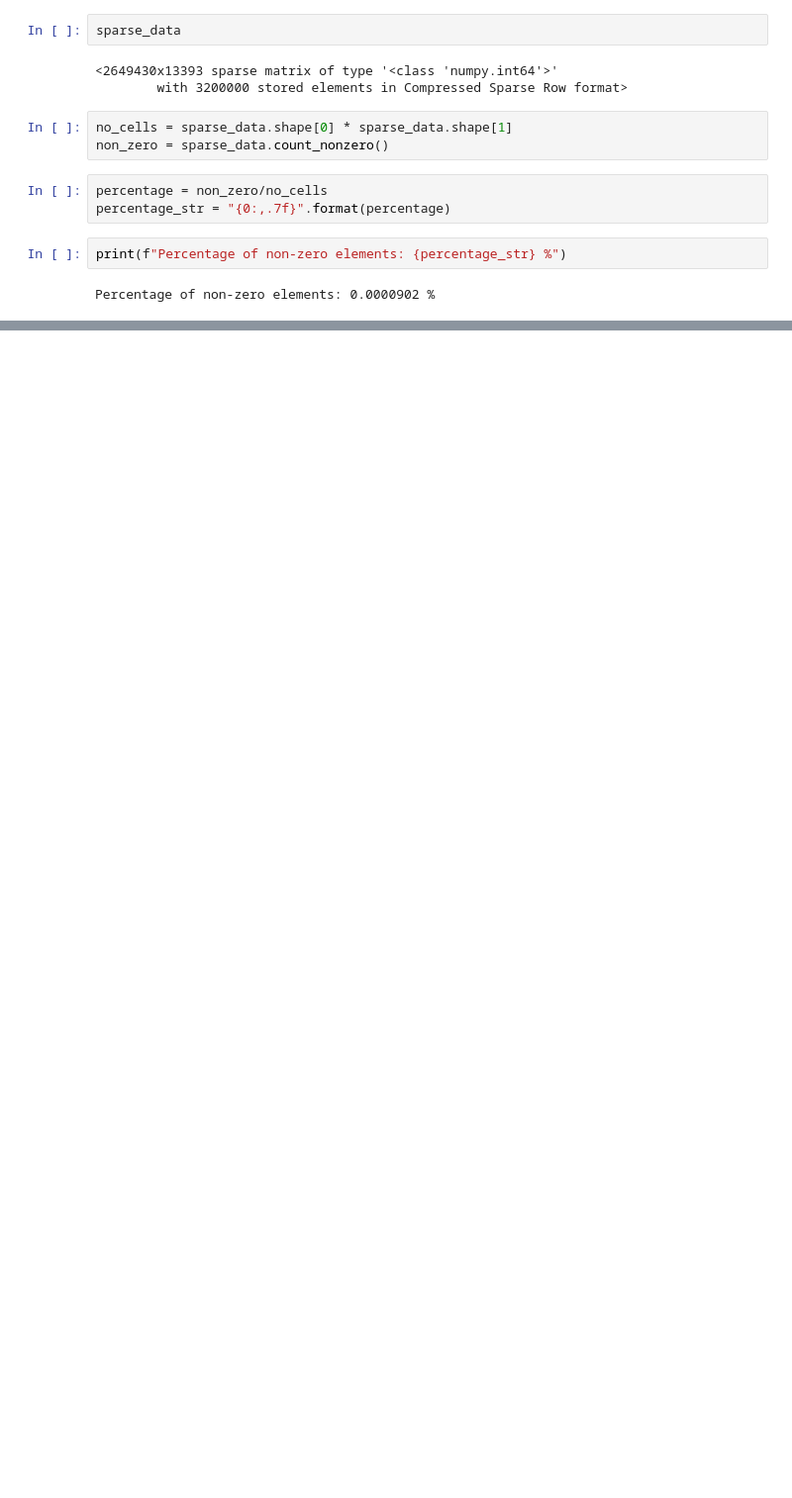
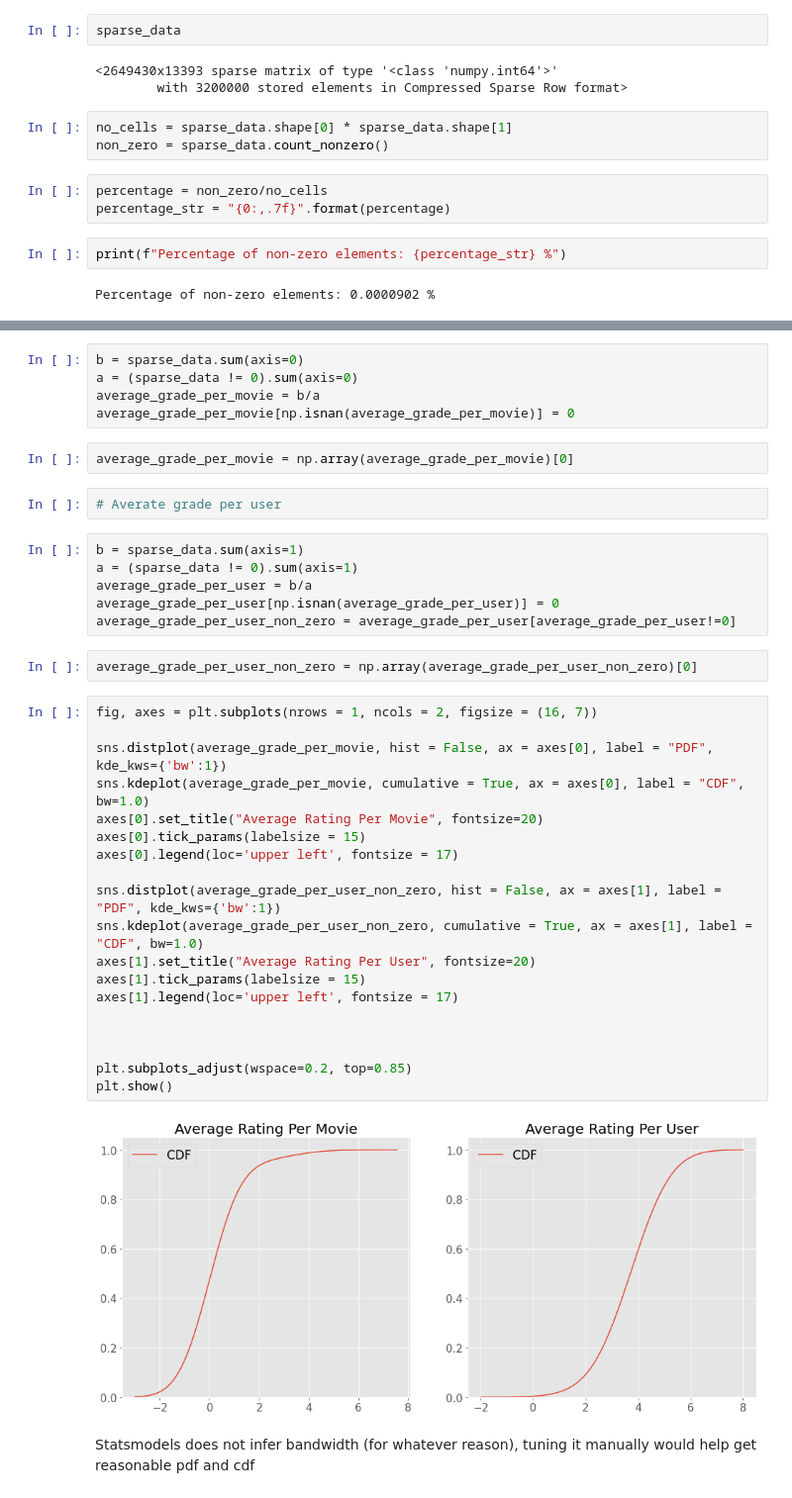
Before and after one commit to wprazuch/netflix-movie-recommendation, a Jupyter notebook: EDA.ipynb, the cells around one changed output, grey strips where cells are left out. Shown at 99% size. Cells and saved outputs as stored; diff of their text form; blank space fills up the shorter version.

Commit message:
Added update for sparse matrices

```diff
--- a/EDA.ipynb
+++ b/EDA.ipynb
@@ -228,0 +247,40 @@ Percentage of non-zero elements: 0.0000902 %
+# %%
+b = sparse_data.sum(axis=0)
+a = (sparse_data != 0).sum(axis=0)
+average_grade_per_movie = b/a
+average_grade_per_movie[np.isnan(average_grade_per_movie)] = 0
+# %%
+average_grade_per_movie = np.array(average_grade_per_movie)[0]
+# %%
+# Averate grade per user
+# %%
+b = sparse_data.sum(axis=1)
+a = (sparse_data != 0).sum(axis=1)
+average_grade_per_user = b/a
+average_grade_per_user[np.isnan(average_grade_per_user)] = 0
+average_grade_per_user_non_zero = average_grade_per_user[average_grade_per_user!=0]
+# %%
+average_grade_per_user_non_zero = np.array(average_grade_per_user_non_zero)[0]
+# %%
+fig, axes = plt.subplots(nrows = 1, ncols = 2, figsize = (16, 7))
+
+sns.distplot(average_grade_per_movie, hist = False, ax = axes[0], label = "PDF", kde_kws={'bw':1})
+sns.kdeplot(average_grade_per_movie, cumulative = True, ax = axes[0], label = "CDF", bw=1.0)
+axes[0].set_title("Average Rating Per Movie", fontsize=20)
+axes[0].tick_params(labelsize = 15)
+axes[0].legend(loc='upper left', fontsize = 17)
+
+sns.distplot(average_grade_per_user_non_zero, hist = False, ax = axes[1], label = "PDF", kde_kws={'bw':1})
+sns.kdeplot(average_grade_per_user_non_zero, cumulative = True, ax = axes[1], label = "CDF", bw=1.0)
+axes[1].set_title("Average Rating Per User", fontsize=20)
+axes[1].tick_params(labelsize = 15)
+axes[1].legend(loc='upper left', fontsize = 17)
+
+
+
+plt.subplots_adjust(wspace=0.2, top=0.85)
+plt.show()
+# %% [output]
+[figure, added]
+# %% [markdown]
+Statsmodels does not infer bandwidth (for whatever reason), tuning it manually would help get reasonable pdf and cdf
```
Also changed, not shown: parts of 11 cells of this notebook.
